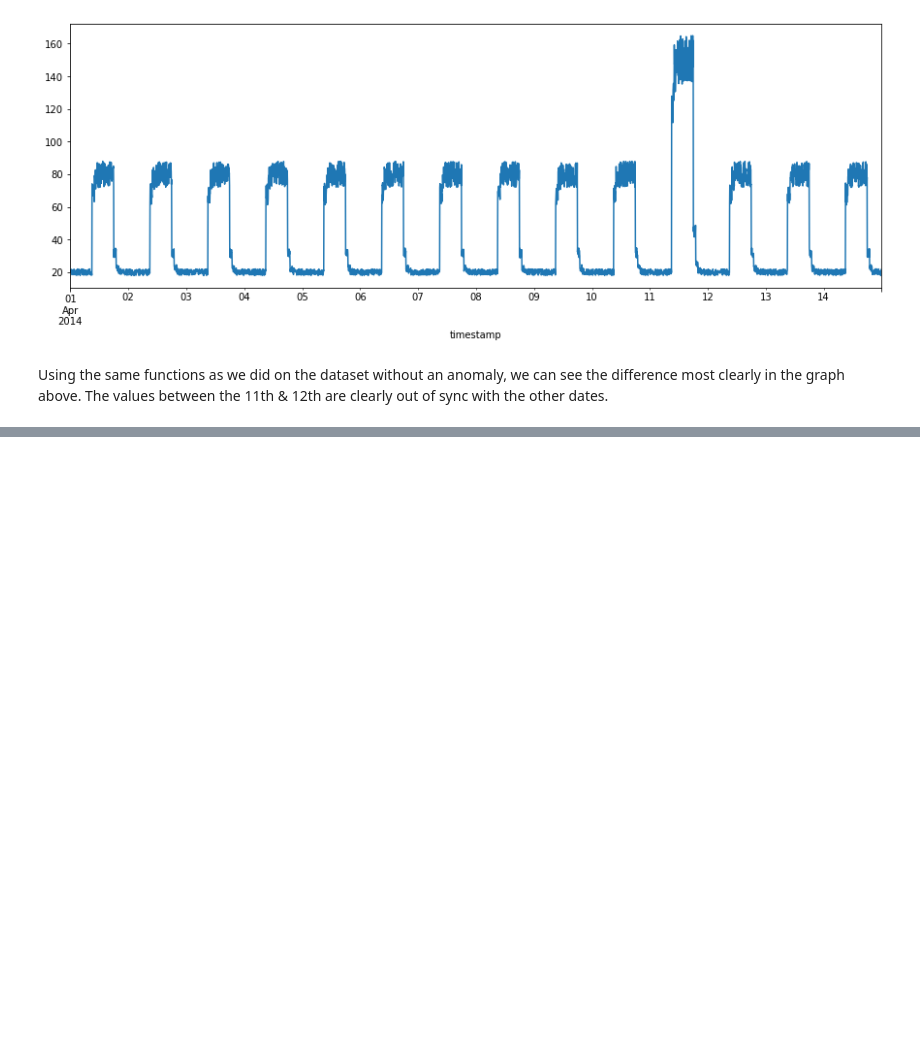
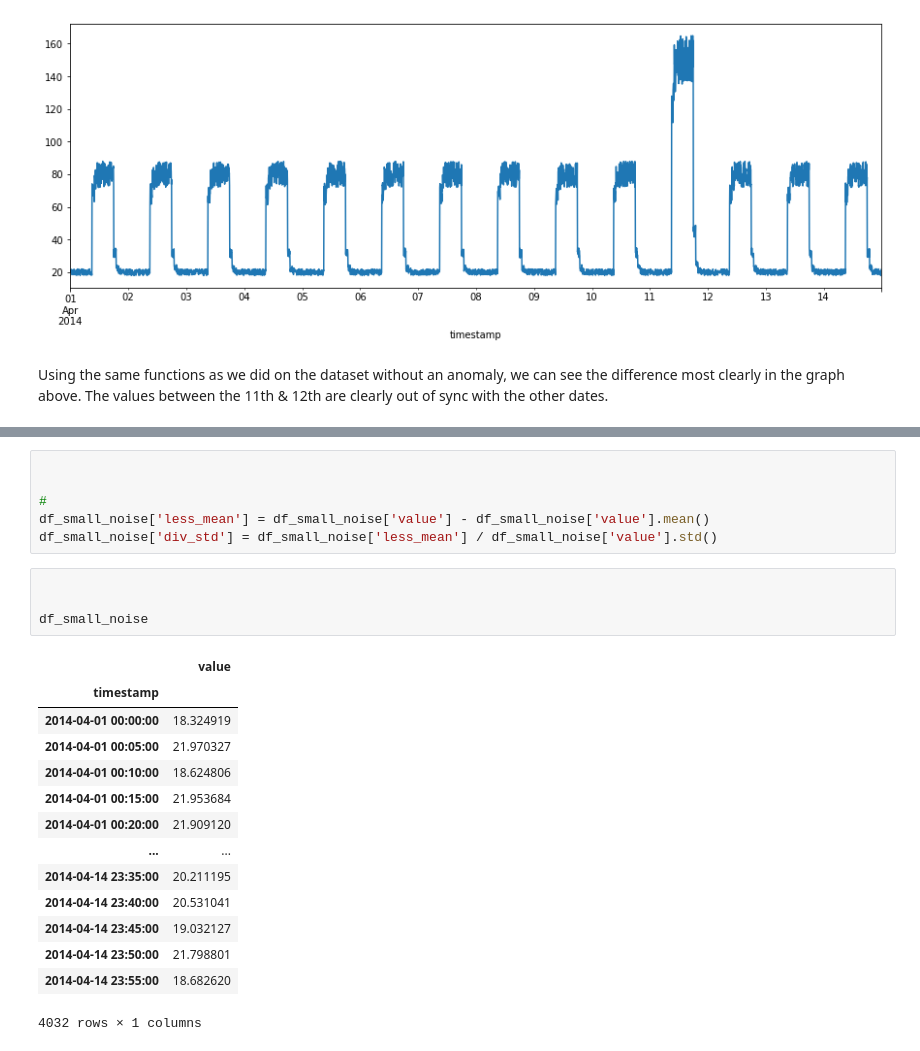
Before and after one commit to BTunney92/machine-learn-stats, a Jupyter notebook: Keras.ipynb, the cells around one changed output, grey strips where cells are left out. Drawn from its saved outputs; the diff is of its cells as text; blank space fills up the shorter version.

```diff
--- a/Keras.ipynb
+++ b/Keras.ipynb
@@ -148,0 +203,25 @@ Using the same functions as we did on the dataset without an anomaly, we can see
+# %%
+
+
+#
+df_small_noise['less_mean'] = df_small_noise['value'] - df_small_noise['value'].mean()
+df_small_noise['div_std'] = df_small_noise['less_mean'] / df_small_noise['value'].std()
+# %%
+
+
+df_small_noise
+# %% [output]
+|  | value |
+| timestamp |  |
+| 2014-04-01 00:00:00 | 18.324919 |
+| 2014-04-01 00:05:00 | 21.970327 |
+| 2014-04-01 00:10:00 | 18.624806 |
+| 2014-04-01 00:15:00 | 21.953684 |
+| 2014-04-01 00:20:00 | 21.909120 |
+| ... | ... |
+| 2014-04-14 23:35:00 | 20.211195 |
+| 2014-04-14 23:40:00 | 20.531041 |
+| 2014-04-14 23:45:00 | 19.032127 |
+| 2014-04-14 23:50:00 | 21.798801 |
+| 2014-04-14 23:55:00 | 18.682620 |
+4032 rows × 1 columns
```
Also changed, not shown: parts of 30 cells of this notebook.
